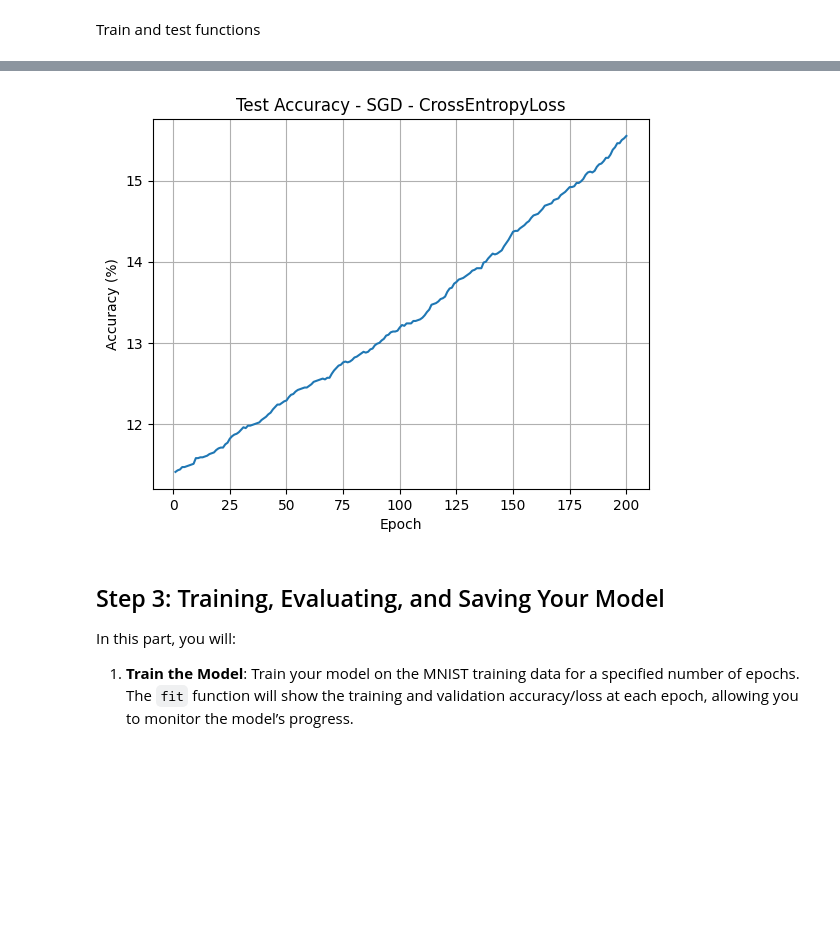
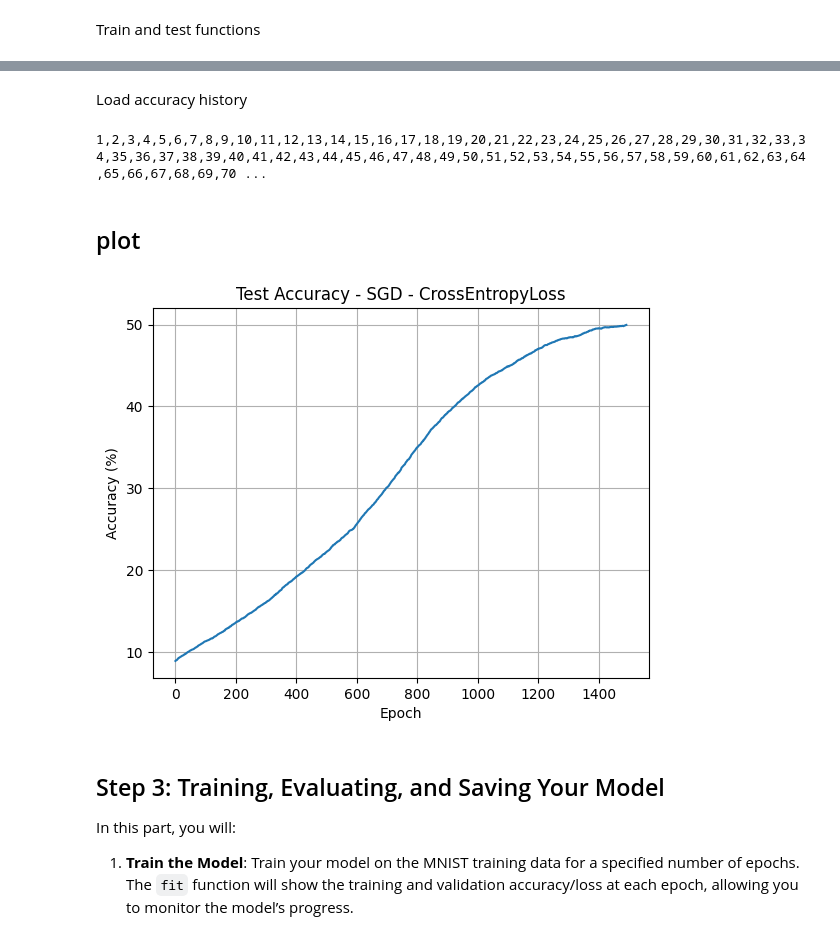
Before and after one commit to ILoveBacteria/machine-learning-assignments, a Jupyter notebook: assignment3/P3/3-MNIST_Classification.ipynb, the cells around one changed output, grey strips where cells are left out. Saved outputs shown, nothing was run; the diff lists cells and outputs as text; code cells hidden in the pictures; blank space fills up the shorter version.

Commit message:
Save models and parameters

```diff
--- a/assignment3/P3/3-MNIST_Classification.ipynb
+++ b/assignment3/P3/3-MNIST_Classification.ipynb
@@ -310,12 +311,0 @@ Train loop
-# %%
-epochs = 200
-learning_rate = 0.01
-model = NeuralNetwork().cuda()
-loss_fn = nn.CrossEntropyLoss()
-optimizer = torch.optim.SGD(model.parameters(), lr=learning_rate)
-correct_history = []
-for i in range(epochs):
-    print(f"{i+1}", end=',')
-    train_loop()
-    test_loss, correct = test_loop()
-    correct_history.append(correct)
@@ -323,0 +323,8 @@ for i in range(epochs):
+# %% [markdown]
+Load accuracy history
+# %%
+ACCURACY_PATH = './accuracy_history.pkl'
+accuracy_history = []
+if os.path.exists(ACCURACY_PATH):
+    with open(ACCURACY_PATH, 'rb') as file:
+        accuracy_history = pickle.load(file)
@@ -324,11 +334,28 @@ for i in range(epochs):
+# %%
+epochs = 1000
+learning_rate = 0.01
+
+for i in tqdm.notebook.tqdm(range(epochs)):
+    train_loop()
+    test_loss, accuracy = test_loop()
+    accuracy_history.append(accuracy)
+
+# Save the model
+torch.save(model, MODEL_PATH)
+with open(ACCURACY_PATH, 'wb') as f:
+    pickle.dump(accuracy_history, f)
+# %% [output]
+1,2,3,4,5,6,7,8,9,10,11,12,13,14,15,16,17,18,19,20,21,22,23,24,25,26,27,28,29,30,31,32,33,34,35,36,37,38,39,40,41,42,43,44,45,46,47,48,49,50,51,52,53,54,55,56,57,58,59,60,61,62,63,64,65,66,67,68,69,70 ...
+# %% [markdown]
+## plot
 # %%
-plt.plot(np.arange(1, epochs+1), np.array(correct_history) * 100)
+plt.plot(np.arange(len(accuracy_history)), np.array(accuracy_history) * 100)
 plt.xlabel('Epoch')
 plt.ylabel('Accuracy (%)')
 plt.title('Test Accuracy - SGD - CrossEntropyLoss')
 plt.grid()
 # %% [output]
-[figure, old version]
+[figure, new version]
 # %%
 # TODO: Define the model creation function with hyperparameters.
 ...
```
Also changed, not shown: parts of 12 cells of this notebook, 3 other files.
